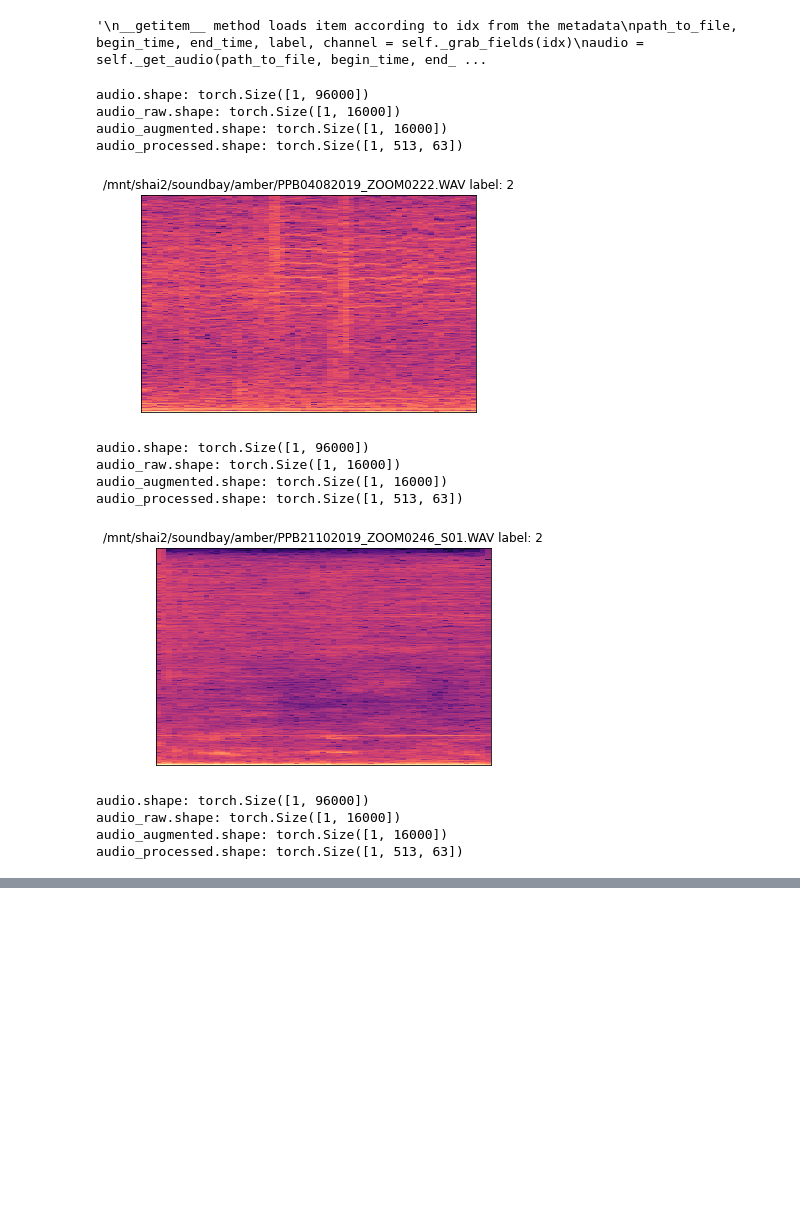
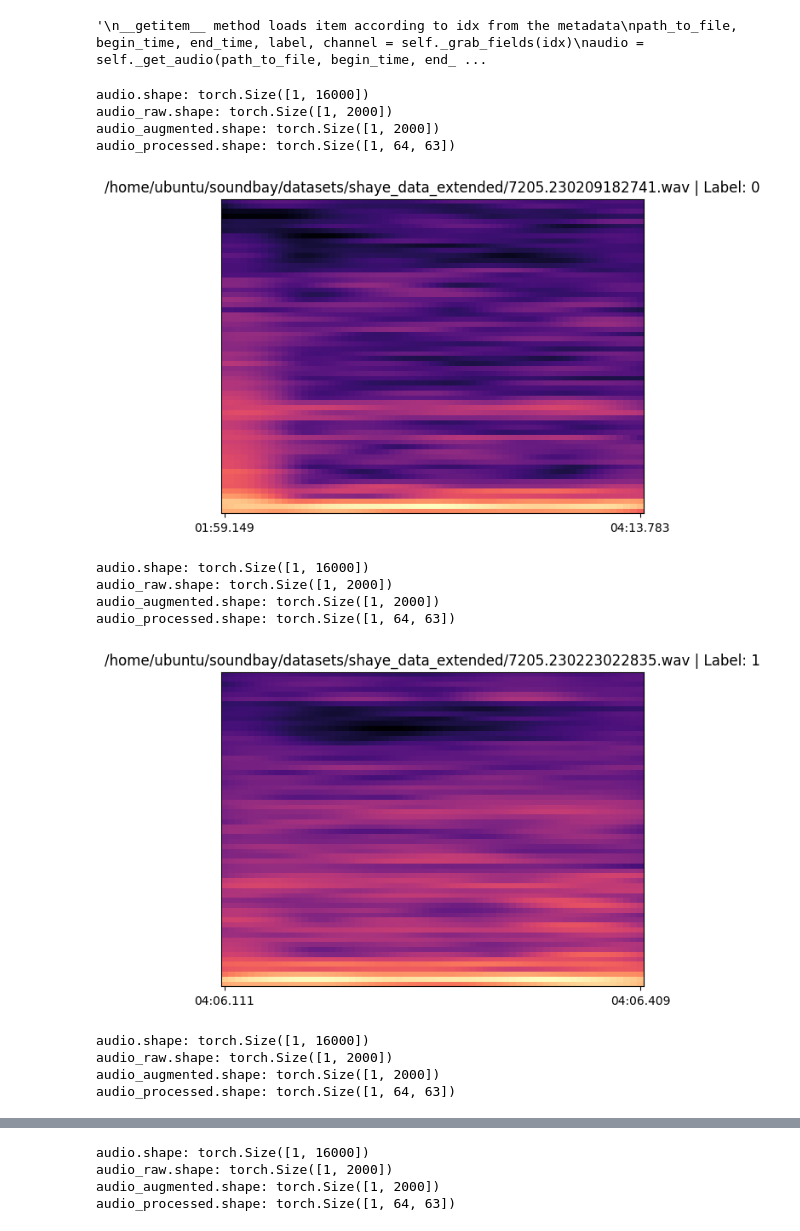
Before and after one commit to deep-voice/soundbay, a Jupyter notebook: notebooks/spectrogram_visualizer.ipynb, the cells around one changed output, grey strips where cells are left out. Saved outputs shown, nothing was run; the diff lists cells and outputs as text; code cells hidden in the pictures; blank space fills up the shorter version.

```diff
--- a/notebooks/spectrogram_visualizer.ipynb
+++ b/notebooks/spectrogram_visualizer.ipynb
@@ -38,9 +50,11 @@ class DotDictWrapper:
 # %%
-DATA_PATH = '/mnt/shai2/soundbay/amber/'
-METADATA_PATH = '/home/shai/personal/soundbay/amber_aus/data/val_allcls_new.csv'
+# DATA_PATH = '/home/ubuntu/soundbay/datasets/shaye_data/'
+# METADATA_PATH = '/home/ubuntu/soundbay/figs/shaye_annotations_added_nan_removed_fixed.csv'
+DATA_PATH = '/home/ubuntu/soundbay/datasets/shaye_data_extended/'
+METADATA_PATH = '/home/ubuntu/soundbay/datasets/shaye_dfs/train.csv'
 
 # load augmentation and preprocessors - you can choose what yaml file to load by changing the path below
-with open('../soundbay/conf/preprocessors/_preprocessors.yaml', 'r') as file:
+with open('../soundbay/conf/preprocessors/_mel_preprocessors.yaml', 'r') as file:
     preprocessors = yaml.safe_load(file)
 with open('../soundbay/conf/augmentations/_augmentations.yaml', 'r') as file:
     augmentations = yaml.safe_load(file)
@@ -73,6 +101,21 @@ pprint(data)
 # %%
 ## you can tune the parameters from here, or you can change them in the yaml files and then load again
 print(f"before: {data['data_sample_rate']}")
-data['data_sample_rate'] = 96000
+data['data_sample_rate'] = 16000
 print(f"after: {data['data_sample_rate']}")
+print(f"before: {data['sample_rate']}")
+data['sample_rate'] = 2000
+print(f"after: {data['sample_rate']}")
+# data['sample_rate'] = 44000
+data['train_dataset']['augmentations_p'] = 0
+data['max_freq'] = 1000
+data['min_freq'] = 100
+data['n_fft'] =  1024
+data['hop_length'] = 32
+# data['sample_rate'] = 44000
+data['train_dataset']['seq_length'] = 1
+# data['train_dataset']['margin_ratio'] = 0
+
+
+# data['sample_rate'] = 16000
 # %% [output]
@@ -136,32 +259,33 @@ def show_spectrogram(audio_processed, title, label):
     plt.show()
 # %%
-indices_to_check = [1,10,20]
+indices_to_check = [24,1640,1612, 1500]
 # %%
 for idx in indices_to_check:
     path_to_file, begin_time, end_time, label, channel = dataset_train._grab_fields(idx)
     audio = dataset_train._get_audio(path_to_file, begin_time, end_time, label, channel)
     print(f"audio.shape: {audio.shape}")
     audio_raw = dataset_train.sampler(audio)
     print(f"audio_raw.shape: {audio_raw.shape}")
     audio_augmented = dataset_train.augment(audio_raw)
     print(f"audio_augmented.shape: {audio_augmented.shape}")
     audio_processed = dataset_train.preprocessor(audio_augmented)
     print(f"audio_processed.shape: {audio_processed.shape}")
 
+
     audio_processed = audio_processed.squeeze().cpu().numpy()
-    show_spectrogram(audio_processed, title=path_to_file, label=label)
+    show_spectrogram(audio_processed, begin_time, end_time, title=path_to_file, label=label,sr=cfg.data_sample_rate)
 # %% [output]
-audio.shape: torch.Size([1, 96000])
-audio_raw.shape: torch.Size([1, 16000])
-audio_augmented.shape: torch.Size([1, 16000])
-audio_processed.shape: torch.Size([1, 513, 63])
+audio.shape: torch.Size([1, 16000])
+audio_raw.shape: torch.Size([1, 2000])
+audio_augmented.shape: torch.Size([1, 2000])
+audio_processed.shape: torch.Size([1, 64, 63])
-[figure, old version]
+[figure, new version]
-audio.shape: torch.Size([1, 96000])
-audio_raw.shape: torch.Size([1, 16000])
-audio_augmented.shape: torch.Size([1, 16000])
-audio_processed.shape: torch.Size([1, 513, 63])
+audio.shape: torch.Size([1, 16000])
+audio_raw.shape: torch.Size([1, 2000])
+audio_augmented.shape: torch.Size([1, 2000])
+audio_processed.shape: torch.Size([1, 64, 63])
-[figure, old version]
+[figure, new version]
-audio.shape: torch.Size([1, 96000])
-audio_raw.shape: torch.Size([1, 16000])
-audio_augmented.shape: torch.Size([1, 16000])
-audio_processed.shape: torch.Size([1, 513, 63])
+audio.shape: torch.Size([1, 16000])
+audio_raw.shape: torch.Size([1, 2000])
+audio_augmented.shape: torch.Size([1, 2000])
+audio_processed.shape: torch.Size([1, 64, 63])
@@ -168,0 +293,4 @@ audio_processed.shape: torch.Size([1, 513, 63])
+audio.shape: torch.Size([1, 16000])
+audio_raw.shape: torch.Size([1, 2000])
+audio_augmented.shape: torch.Size([1, 2000])
+audio_processed.shape: torch.Size([1, 64, 63])
```
Also changed, not shown: parts of 14 cells of this notebook, 10 other files.
